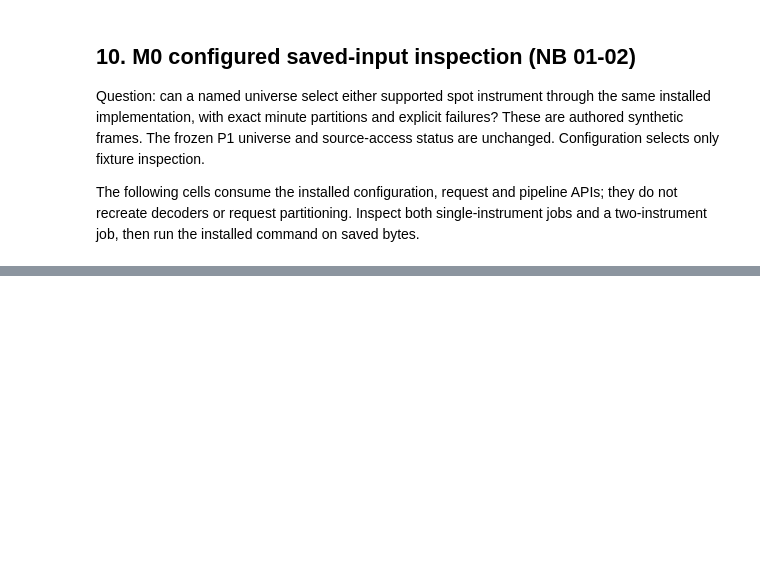
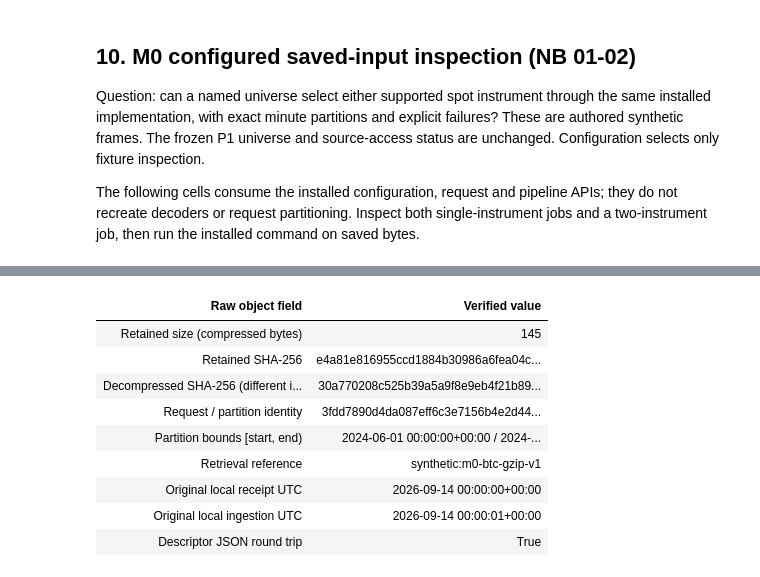
Before and after one commit to lixuanguang/alpha-research-lab-private, a Jupyter notebook: examples/research-foundations.ipynb, the cells around one changed output, grey strips where cells are left out. Drawn from its saved outputs; the diff is of its cells as text; code cells hidden in the pictures; blank space fills up the shorter version.

Commit message:
Implement MR 03 raw-object description and verification

```diff
--- a/examples/research-foundations.ipynb
+++ b/examples/research-foundations.ipynb
@@ -888,0 +901,85 @@ source feasibility work early. The frozen experiment and its hand ledger are unc
+# %%
+# standard library imports
+import gzip
+from tempfile import TemporaryDirectory
+
+# project library imports
+from alpha_research.data.raw_objects import RawObject
+
+raw_request = SourceRequest.partition(m0_manifests["btc-fixture"])[0]
+raw_payload = (m0_fixture_root / "btcusdt.txt").read_bytes()
+raw_compressed = gzip.compress(raw_payload, mtime=0)
+raw_failures = []
+with TemporaryDirectory(prefix="mr03-notebook-") as raw_directory:
+    raw_path = Path(raw_directory) / "fixture.gz"
+    raw_path.write_bytes(raw_compressed)
+    raw_descriptor = RawObject.from_file(
+        raw_path,
+        request=raw_request,
+        retrieval_reference="synthetic:m0-btc-gzip-v1",
+        ts_received=datetime(2026, 9, 14, tzinfo=UTC),
+        ts_ingested=datetime(2026, 9, 14, 0, 0, 1, tzinfo=UTC),
+    )
+    raw_wire = domain_codec.encode_json(raw_descriptor)
+    raw_restored = domain_codec.decode_json(raw_wire, RawObject)
+    assert raw_restored == raw_descriptor
+    assert raw_restored.verify(raw_path, request=raw_request) is raw_restored
+    assert raw_descriptor.sha256 == hashlib.sha256(raw_compressed).hexdigest()
+    assert raw_descriptor.sha256 != hashlib.sha256(raw_payload).hexdigest()
+    NotebookDisplay.show_table(
+        ("Raw object field", "Verified value"),
+        [
+            ("Retained size (compressed bytes)", raw_descriptor.size_bytes),
+            ("Retained SHA-256", raw_descriptor.sha256),
+            ("Decompressed SHA-256 (different identity)", hashlib.sha256(raw_payload).hexdigest()),
+            ("Request / partition identity", raw_descriptor.request_identity),
+            ("Partition bounds [start, end)", f"{raw_request.start} / {raw_request.end}"),
+            ("Retrieval reference", raw_descriptor.retrieval_reference),
+            ("Original local receipt UTC", raw_descriptor.ts_received),
+            ("Original local ingestion UTC", raw_descriptor.ts_ingested),
+            ("Descriptor JSON round trip", raw_restored == raw_descriptor),
+        ],
+    )
+    changed_header = raw_compressed[:4] + b"\x01" + raw_compressed[5:]
+    assert gzip.decompress(changed_header) == raw_payload
+    for label, payload, expected_request, message in (
+        (
+            "One changed header byte; same decoded content",
+            changed_header,
+            raw_request,
+            "SHA-256 mismatch",
+        ),
+        ("Truncated retained bytes", raw_compressed[:-1], raw_request, "size mismatch"),
+        (
+            "Descriptor for another minute",
+            raw_compressed,
+            replace(raw_request, offset_minutes=1),
+            "request identity mismatch",
+        ),
+    ):
+        raw_path.write_bytes(payload)
+        try:
+            raw_restored.verify(raw_path, request=expected_request)
+        except ValueError as error:
+            assert message in str(error)
+            raw_failures.append((label, str(error)))
+        else:
+            raise AssertionError(f"Accepted invalid raw object: {label}")
+    raw_path.write_bytes(raw_compressed)
+    assert raw_restored.verify(raw_path, request=raw_request) is raw_restored
+    assert domain_codec.encode_json(raw_restored) == raw_wire
+NotebookDisplay.show_table(("Rejected scenario", "Diagnostic"), raw_failures)
+print(
+    "NB 03: verified compressed bytes, retained clocks and JSON round trip; 3 expected failures; recovery passed."
+)
+# %% [output]
+| Raw object field | Verified value |
+| Retained size (compressed bytes) | 145 |
+| Retained SHA-256 | e4a81e816955ccd1884b30986a6fea04c... |
+| Decompressed SHA-256 (different i... | 30a770208c525b39a5a9f8e9eb4f21b89... |
+| Request / partition identity | 3fdd7890d4da087eff6c3e7156b4e2d44... |
+| Partition bounds [start, end) | 2024-06-01 00:00:00+00:00 / 2024-... |
+| Retrieval reference | synthetic:m0-btc-gzip-v1 |
+| Original local receipt UTC | 2026-09-14 00:00:00+00:00 |
+| Original local ingestion UTC | 2026-09-14 00:00:01+00:00 |
+| Descriptor JSON round trip | True |
```
Also changed, not shown: parts of 7 cells of this notebook, 6 other files.
